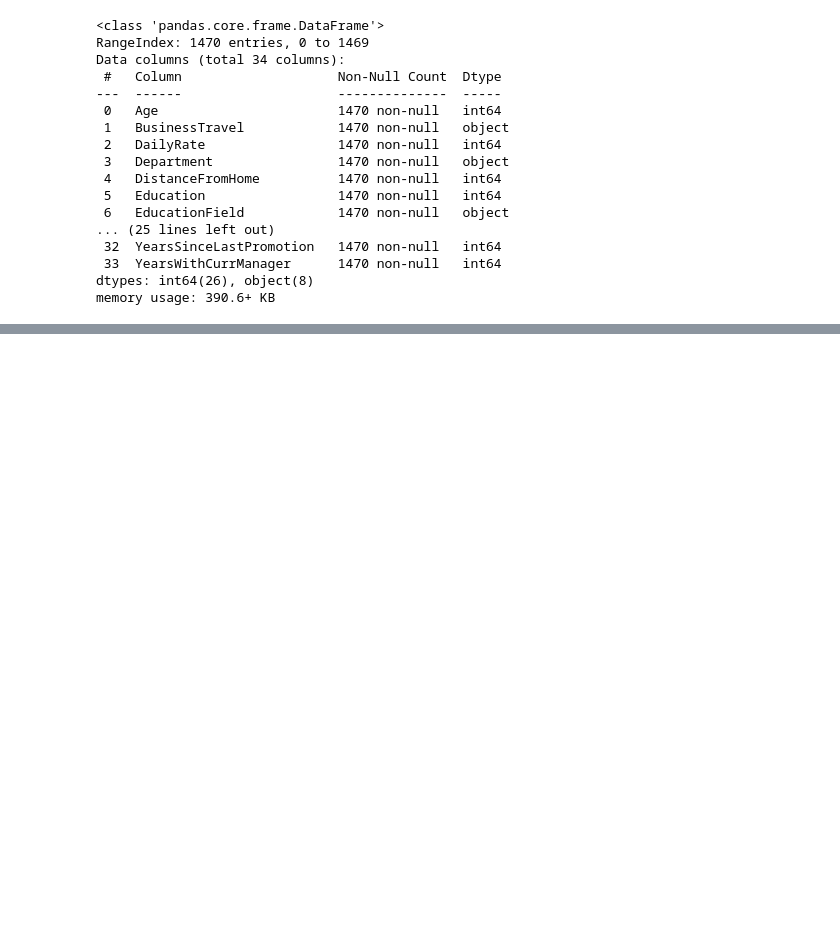
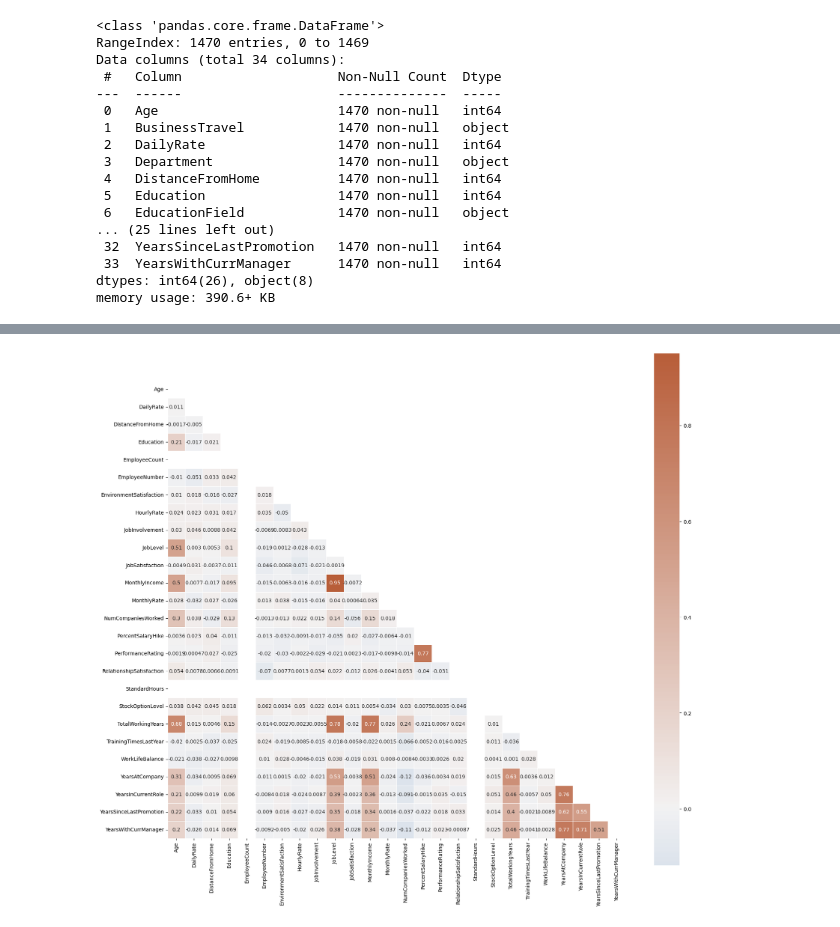
Before and after one commit to krutisnath/Employee_Attrition_prediction, a Jupyter notebook: Employee_attrition.ipynb, the cells around one changed output, grey strips where cells are left out. Drawn from its saved outputs; the diff is of its cells as text; code cells hidden in the pictures; blank space fills up the shorter version.

```diff
--- a/Employee_attrition.ipynb
+++ b/Employee_attrition.ipynb
@@ -62,0 +114,9 @@ memory usage: 390.6+ KB
+# %%
+corr = df[cont_cols].corr()
+mask = np.triu(np.ones_like(corr, dtype=bool))
+f,ax = plt.subplots(figsize=(20,20))
+cmap = sns.diverging_palette(250,25, as_cmap=True)
+sns.heatmap(corr, mask=mask, cmap=cmap, vmax=None,center=0, square=True, annot=True,linewidths=0.5,cbar_kws={"shrink":0.9})
+plt.savefig('images/employee_corr_map.png', facecolor='white', dpi=100);
+# %% [output]
+[figure, added]
```
Also changed, not shown: parts of 12 cells of this notebook.
